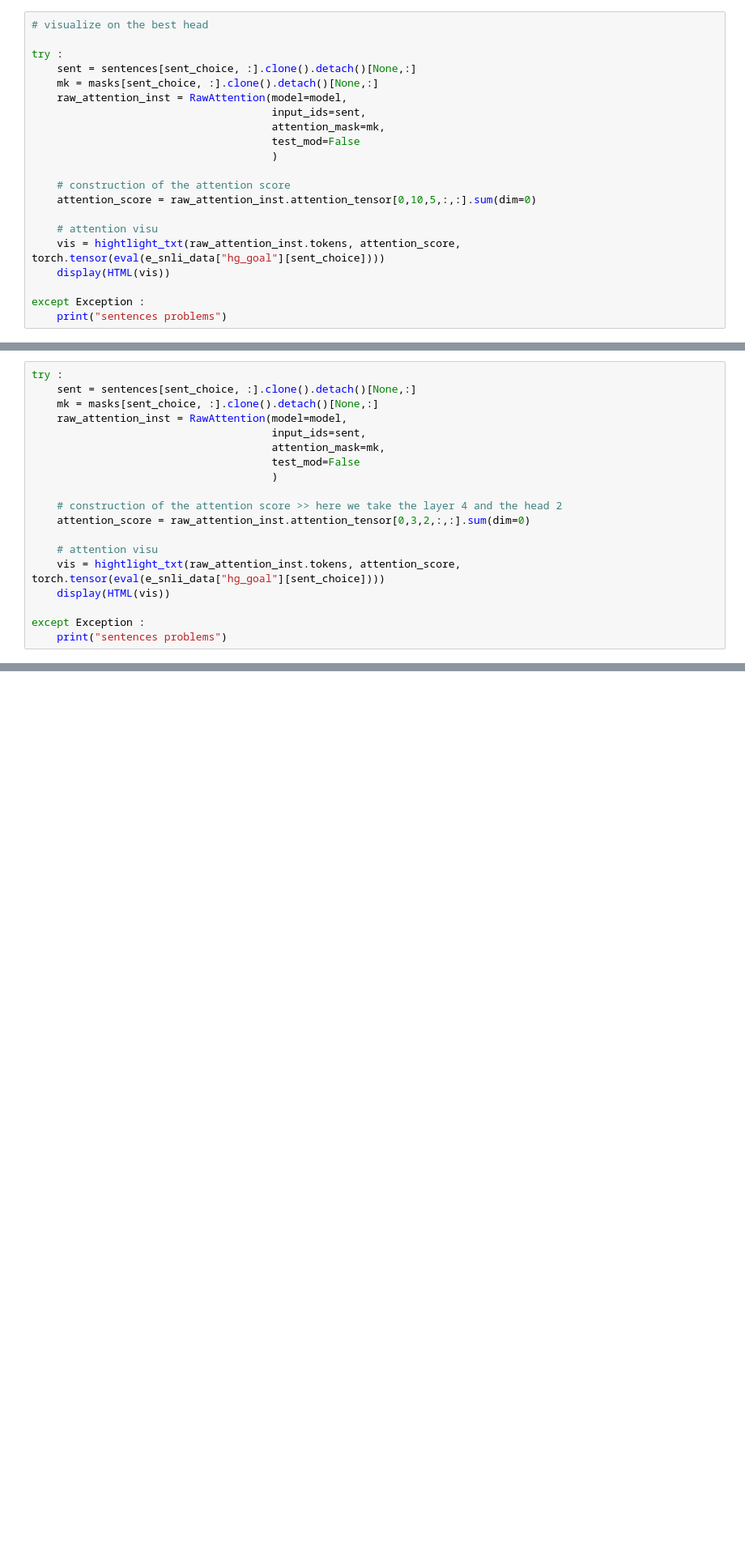
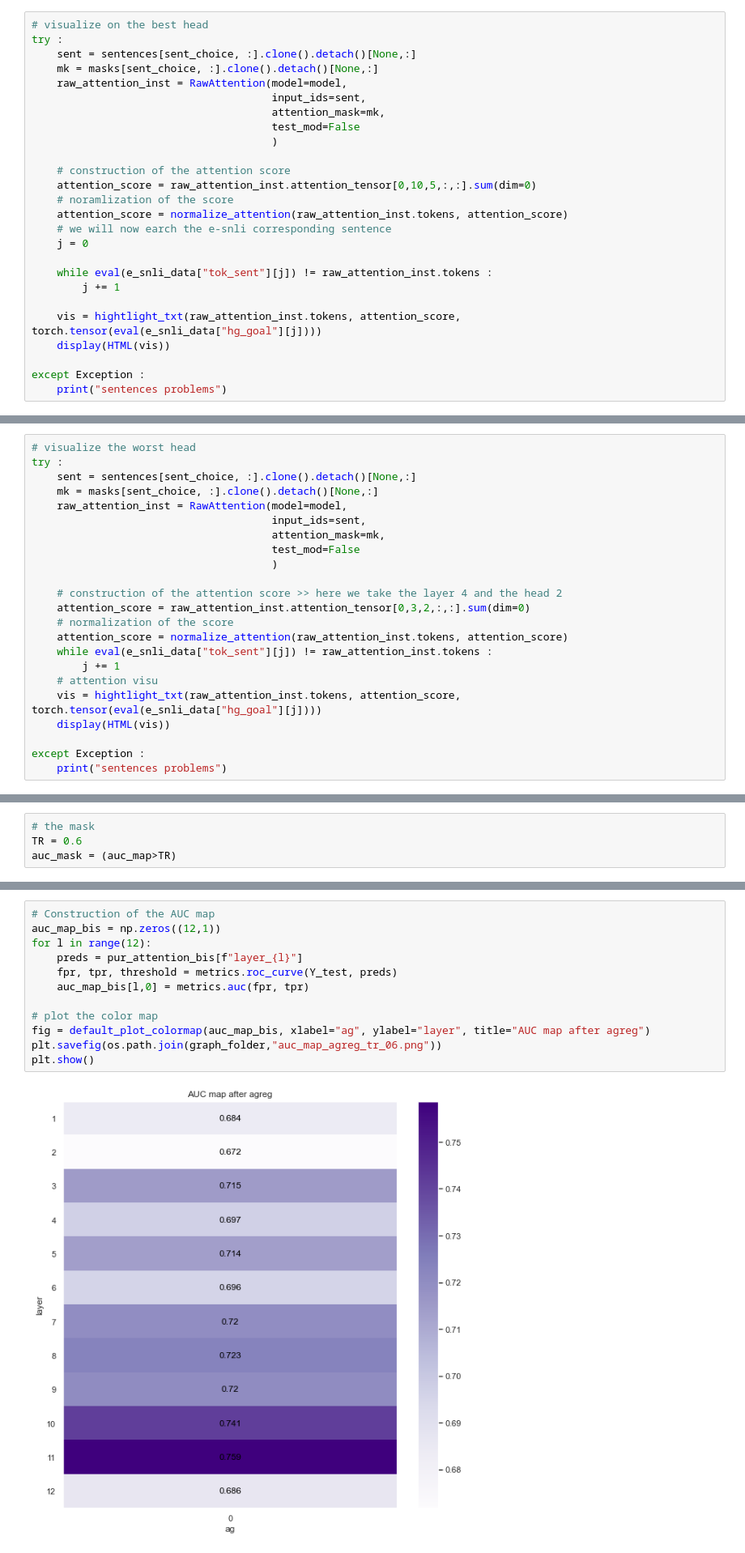
Before and after one commit to lolofo/stage_4_gm, a Jupyter notebook: attention_algorithms/notebooks/AUC Head Map.ipynb, the cells around one changed output, grey strips where cells are left out. Shown at 81% size. Cells and saved outputs as stored; diff of their text form; blank space fills up the shorter version.

```diff
--- a/attention_algorithms/notebooks/AUC Head Map.ipynb
+++ b/attention_algorithms/notebooks/AUC Head Map.ipynb
@@ -259,6 +238,5 @@ print(f">> we will look at the sentence : {sent_choice}")
 # %%
 # visualize on the best head
-
 try :
     sent = sentences[sent_choice, :].clone().detach()[None,:]
     mk = masks[sent_choice, :].clone().detach()[None,:]
@@ -270,9 +248,15 @@ try :
 
     # construction of the attention score
     attention_score = raw_attention_inst.attention_tensor[0,10,5,:,:].sum(dim=0)
+    # noramlization of the score
+    attention_score = normalize_attention(raw_attention_inst.tokens, attention_score)
+    # we will now earch the e-snli corresponding sentence
+    j = 0
 
-    # attention visu
-    vis = hightlight_txt(raw_attention_inst.tokens, attention_score, torch.tensor(eval(e_snli_data["hg_goal"][sent_choice])))
+    while eval(e_snli_data["tok_sent"][j]) != raw_attention_inst.tokens :
+        j += 1
+
+    vis = hightlight_txt(raw_attention_inst.tokens, attention_score, torch.tensor(eval(e_snli_data["hg_goal"][j])))
     display(HTML(vis))
 
 except Exception :
@@ -283,4 +267,5 @@ except Exception :
 # %%
+# visualize the worst head
 try :
     sent = sentences[sent_choice, :].clone().detach()[None,:]
     mk = masks[sent_choice, :].clone().detach()[None,:]
@@ -292,9 +277,12 @@ try :
 
     # construction of the attention score >> here we take the layer 4 and the head 2
     attention_score = raw_attention_inst.attention_tensor[0,3,2,:,:].sum(dim=0)
-
+    # normalization of the score
+    attention_score = normalize_attention(raw_attention_inst.tokens, attention_score)
+    while eval(e_snli_data["tok_sent"][j]) != raw_attention_inst.tokens :
+        j += 1
     # attention visu
-    vis = hightlight_txt(raw_attention_inst.tokens, attention_score, torch.tensor(eval(e_snli_data["hg_goal"][sent_choice])))
+    vis = hightlight_txt(raw_attention_inst.tokens, attention_score, torch.tensor(eval(e_snli_data["hg_goal"][j])))
     display(HTML(vis))
 
 except Exception :
@@ -312,0 +317,4 @@ Here also we can make some observation :
+# %%
+# the mask
+TR = 0.6
+auc_mask = (auc_map>TR)
@@ -312,0 +410,14 @@ Here also we can make some observation :
+# %%
+# Construction of the AUC map
+auc_map_bis = np.zeros((12,1))
+for l in range(12):
+    preds = pur_attention_bis[f"layer_{l}"]
+    fpr, tpr, threshold = metrics.roc_curve(Y_test, preds)
+    auc_map_bis[l,0] = metrics.auc(fpr, tpr)
+
+# plot the color map
+fig = default_plot_colormap(auc_map_bis, xlabel="ag", ylabel="layer", title="AUC map after agreg")
+plt.savefig(os.path.join(graph_folder,"auc_map_agreg_tr_06.png"))
+plt.show()
+# %% [output]
+[figure, added]
```
Also changed, not shown: parts of 29 cells of this notebook, 3 other files.
